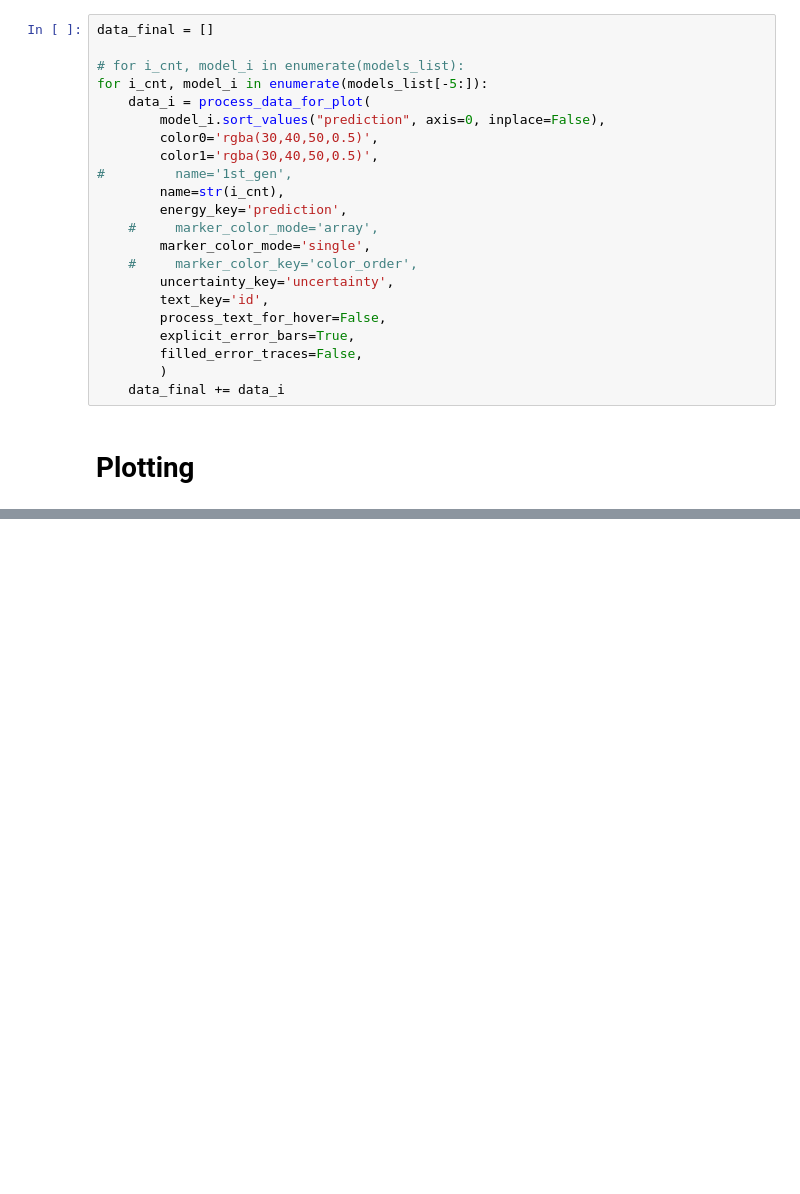
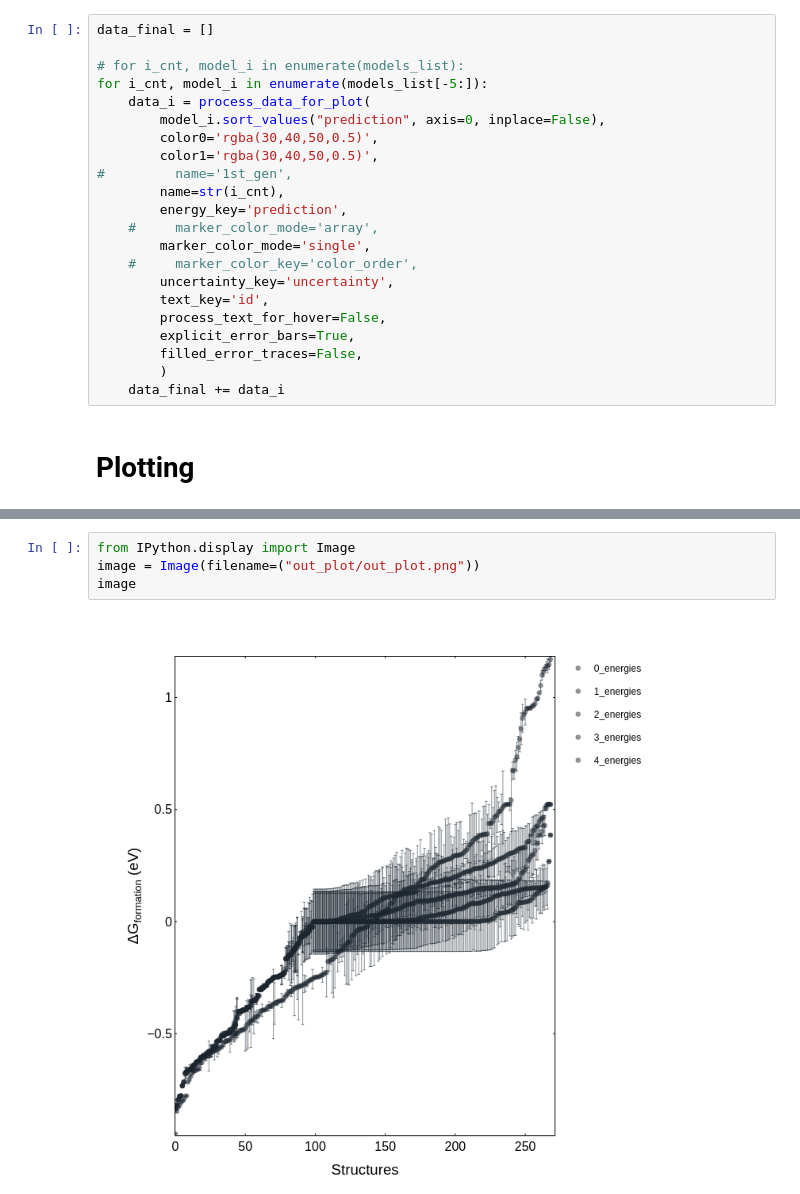
Before and after one commit to raulf2012/PROJ_IrOx_Active_Learning_OER, a Jupyter notebook: workflow/ml_modelling/00_ml_workflow/190611_new_workflow/02_gaus_proc/02_gaus_proc.ipynb, the cells around one changed output, grey strips where cells are left out. Saved outputs shown, nothing was run; the diff lists cells and outputs as text; blank space fills up the shorter version.

```diff
--- a/workflow/ml_modelling/00_ml_workflow/190611_new_workflow/02_gaus_proc/02_gaus_proc.ipynb
+++ b/workflow/ml_modelling/00_ml_workflow/190611_new_workflow/02_gaus_proc/02_gaus_proc.ipynb
@@ -345,0 +324,6 @@ fig
+# %%
+from IPython.display import Image
+image = Image(filename=("out_plot/out_plot.png"))
+image
+# %% [output]
+[figure, added]
```
Also changed, not shown: parts of 8 cells of this notebook, 7 other files.
